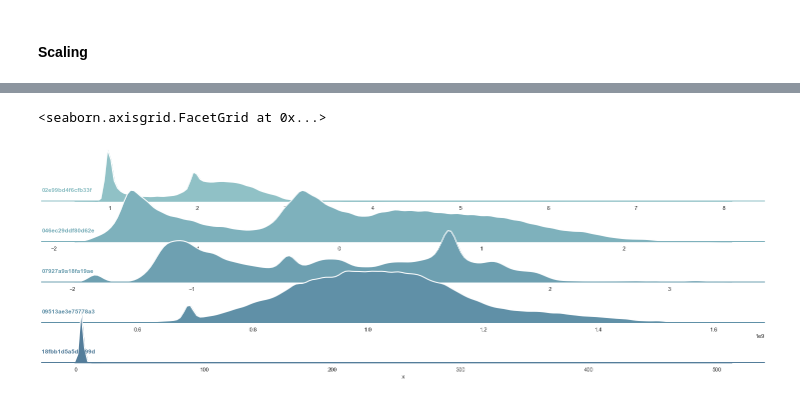
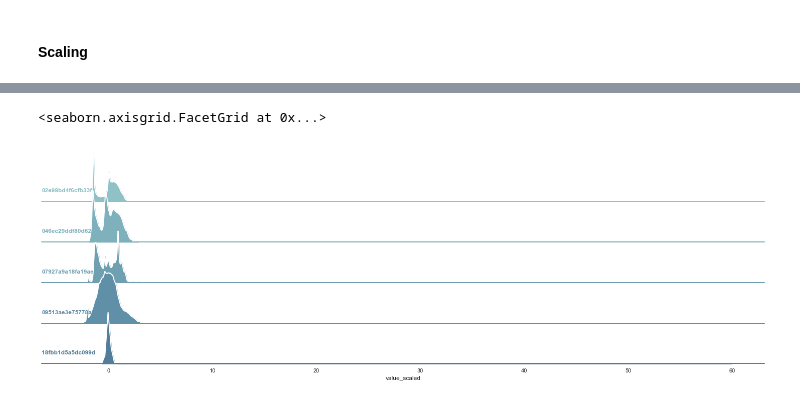
Before and after one commit to Cyprien-Ricque/kpi-anomaly-detection, a Jupyter notebook: preprocessing.ipynb, the cells around one changed output, grey strips where cells are left out. Drawn from its saved outputs; the diff is of its cells as text; code cells hidden in the pictures.

Commit message:
Add DataLoader class and preprocessing tools

```diff
--- a/preprocessing.ipynb
+++ b/preprocessing.ipynb
@@ -136,0 +183,14 @@ any missing date? False
+# %%
+from sklearn.preprocessing import StandardScaler, MinMaxScaler
+
+scaler = StandardScaler
+id = 'kpi_id'
+df = train
+col = 'value'
+
+scalers = df.groupby(id)[col].apply(lambda x: scaler().fit(x.to_numpy().reshape(-1, 1))).rename('scaler')
+display(scalers)
+
+train[f'{col}_scaled'] = train.groupby(id).apply(lambda x: pd.Series(scalers[x[id].iloc[0]].transform(x[col].to_numpy().reshape(-1, 1)).reshape(-1,))).reset_index(drop=True)
+val[f'{col}_scaled'] = val.groupby(id).apply(lambda x: pd.Series(scalers[x[id].iloc[0]].transform(x[col].to_numpy().reshape(-1, 1)).reshape(-1,))).reset_index(drop=True)
+test[f'{col}_scaled'] = test.groupby(id).apply(lambda x: pd.Series(scalers[x[id].iloc[0]].transform(x[col].to_numpy().reshape(-1, 1)).reshape(-1,))).reset_index(drop=True)
@@ -137,44 +223,32 @@ any missing date? False
 # %%
 nb_of_kpi = 5
-f = df_train.kpi_id.isin(df_train.kpi_id.unique()[:nb_of_kpi])
-
-sns.set_theme(style="white", rc={"axes.facecolor": (0, 0, 0, 0)})
-
-# Create the data
-x = df_train[f].value
-id = df_train[f].kpi_id
-df = pd.DataFrame(dict(x=x, id=id))
+f = train.kpi_id.isin(train.kpi_id.unique()[:nb_of_kpi])
 
 # Initialize the FacetGrid object
 pal = sns.cubehelix_palette(10, rot=-.25, light=.7)
-g = sns.FacetGrid(df, row="id", hue="id", aspect=15, height=1.4, palette=pal, sharex=False, sharey=False)
-
-# Draw the densities in a few steps
-g.map(sns.kdeplot, "x",
-      bw_adjust=.5, clip_on=False,
-      fill=True, alpha=1, linewidth=1.5)
-g.map(sns.kdeplot, "x", clip_on=False, color="w", lw=2, bw_adjust=.5)
-
-# passing color=None to refline() uses the hue mapping
-g.refline(y=0, linewidth=2, linestyle="-", color=None, clip_on=False)
+grid = sns.FacetGrid(train[f], row="kpi_id", hue="kpi_id", aspect=15, height=1.4, palette=pal, sharex=True, sharey=False)
 
 
 # Define and use a simple function to label the plot in axes coordinates
 def label(x, color, label):
     ax = plt.gca()
-    ax.text(0, .2, label, fontweight="bold", color=color,
-            ha="left", va="center", transform=ax.transAxes)
+    ax.text(0, .2, label, fontweight="bold", color=color, ha="left", va="center", transform=ax.transAxes)
 
+# Draw the densities in a few steps
+grid.map(sns.kdeplot, "value_scaled", bw_adjust=.5, clip_on=False, fill=True, alpha=1, linewidth=1.5)
+grid.map(sns.kdeplot, "value_scaled", clip_on=False, color="w", lw=2, bw_adjust=.5)
+grid.map(label, "value_scaled")
 
-g.map(label, "x")
+# passing color=None to refline() uses the hue mapping
+grid.refline(y=0, linewidth=2, linestyle="-", color=None, clip_on=False)
 
 # Set the subplots to overlap
-g.figure.subplots_adjust(hspace=-.25)
+grid.figure.subplots_adjust(hspace=-.25)
 
 # Remove axes details that don't play well with overlap
-g.set_titles("")
-g.set(yticks=[], ylabel="")
-g.despine(bottom=True, left=True)
+grid.set_titles("")
+grid.set(yticks=[], ylabel="")
+grid.despine(bottom=True, left=True)
 # %% [output]
 <seaborn.axisgrid.FacetGrid at 0x...>
-[figure, old version]
+[figure, new version]
```
Also changed, not shown: parts of 14 cells of this notebook, 3 other files.
